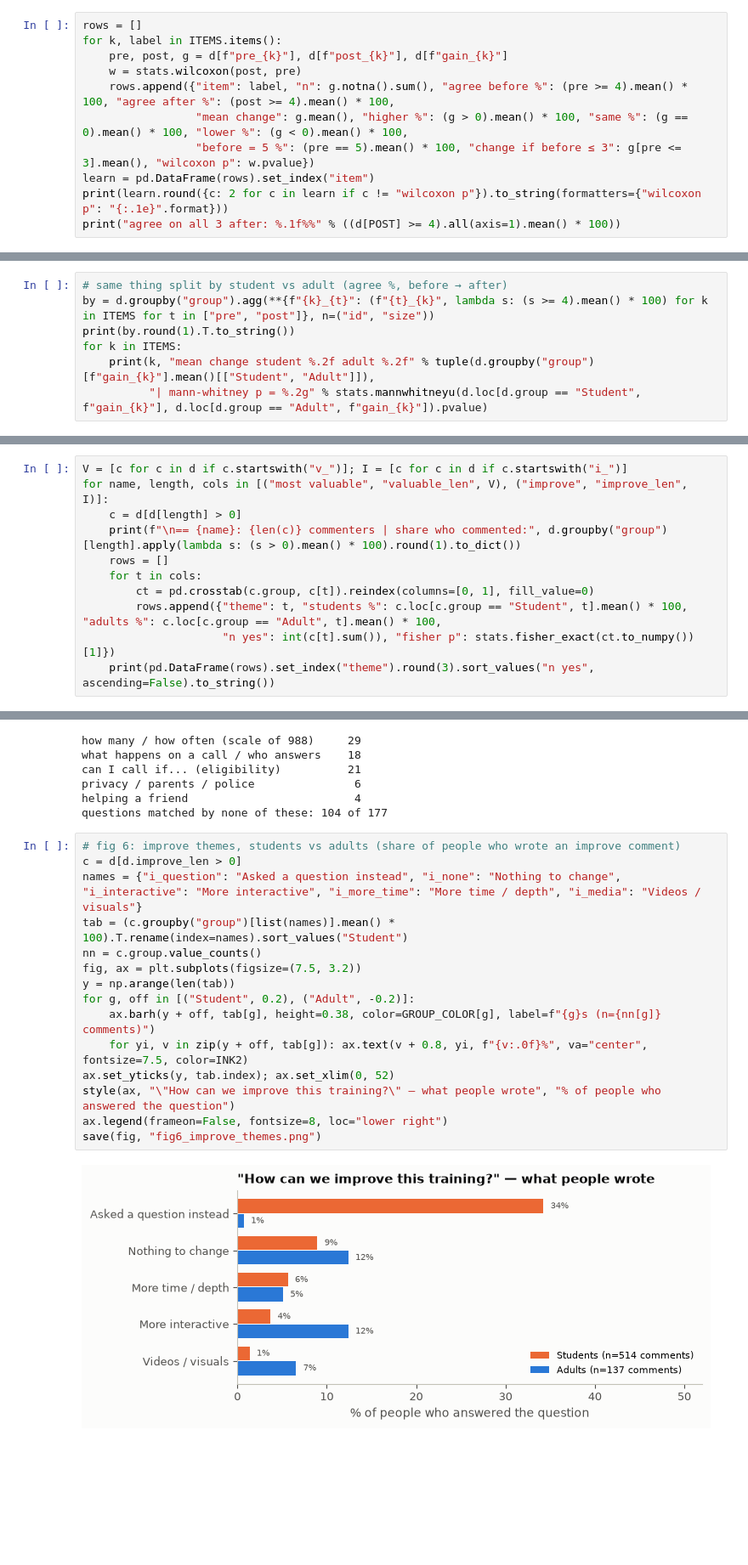
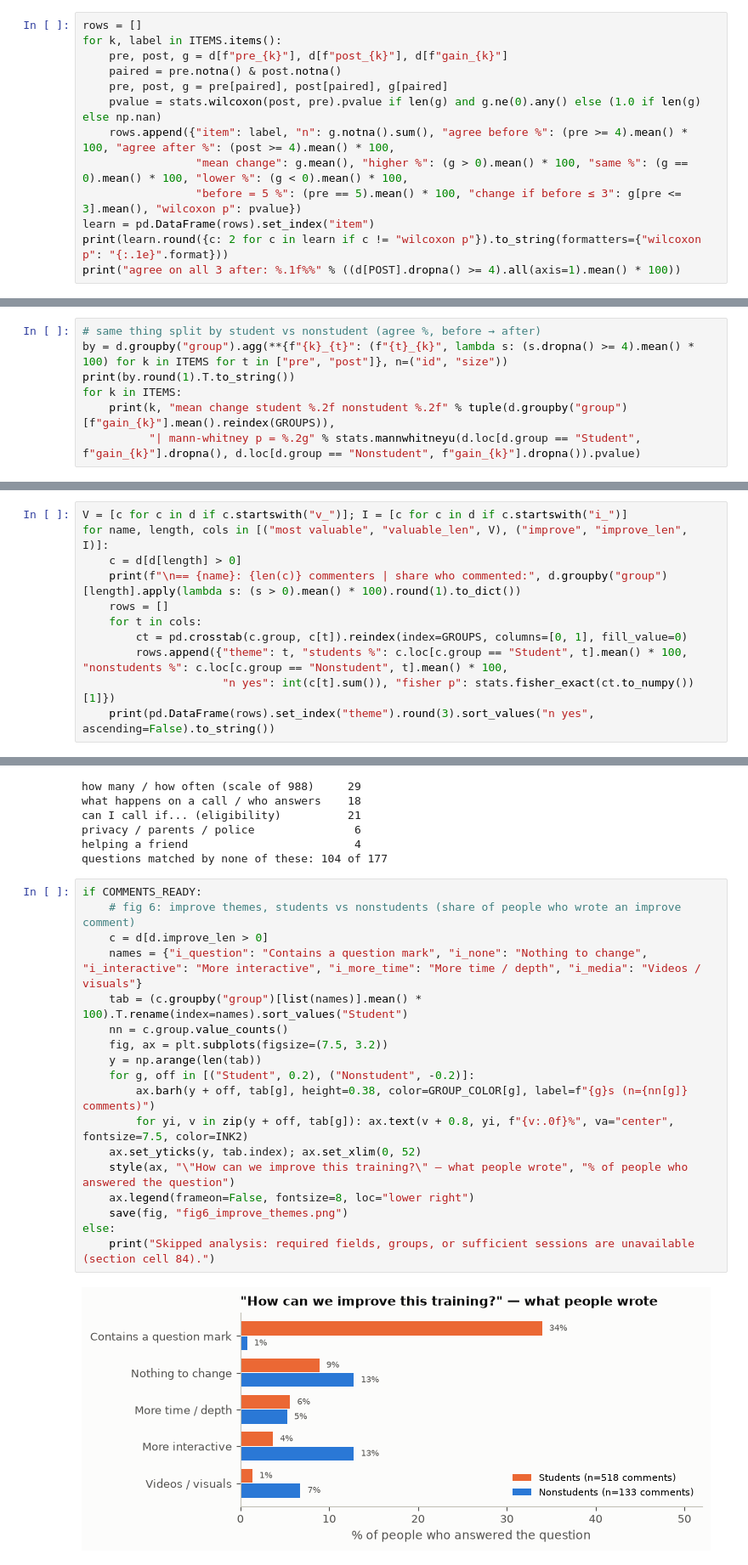
Before and after one commit to nicnguyenn93-eng/EveryMind-BuildFest, a Jupyter notebook: everymind_cleaning/cleaning_pipeline.ipynb, the cells around one changed output, grey strips where cells are left out. Shown at 85% size. Drawn from its saved outputs; the diff is of its cells as text; blank space fills up the shorter version.

```diff
--- a/everymind_cleaning/cleaning_pipeline.ipynb
+++ b/everymind_cleaning/cleaning_pipeline.ipynb
@@ -986,13 +1012,15 @@ also look at *who could even improve*: anyone who rated "before" = 5 is at the c
 rows = []
 for k, label in ITEMS.items():
     pre, post, g = d[f"pre_{k}"], d[f"post_{k}"], d[f"gain_{k}"]
-    w = stats.wilcoxon(post, pre)
+    paired = pre.notna() & post.notna()
+    pre, post, g = pre[paired], post[paired], g[paired]
+    pvalue = stats.wilcoxon(post, pre).pvalue if len(g) and g.ne(0).any() else (1.0 if len(g) else np.nan)
     rows.append({"item": label, "n": g.notna().sum(), "agree before %": (pre >= 4).mean() * 100, "agree after %": (post >= 4).mean() * 100,
                  "mean change": g.mean(), "higher %": (g > 0).mean() * 100, "same %": (g == 0).mean() * 100, "lower %": (g < 0).mean() * 100,
-                 "before = 5 %": (pre == 5).mean() * 100, "change if before ≤ 3": g[pre <= 3].mean(), "wilcoxon p": w.pvalue})
+                 "before = 5 %": (pre == 5).mean() * 100, "change if before ≤ 3": g[pre <= 3].mean(), "wilcoxon p": pvalue})
 learn = pd.DataFrame(rows).set_index("item")
 print(learn.round({c: 2 for c in learn if c != "wilcoxon p"}).to_string(formatters={"wilcoxon p": "{:.1e}".format}))
-print("agree on all 3 after: %.1f%%" % ((d[POST] >= 4).all(axis=1).mean() * 100))
+print("agree on all 3 after: %.1f%%" % ((d[POST].dropna() >= 4).all(axis=1).mean() * 100))
 # %% [output]
                          n  agree before %  agree after %  mean change  higher %  same %  lower %  before = 5 %  change if before ≤ 3 wilcoxon p
 item
@@ -1001,10 +1029,10 @@ Describe 988          1299           46.50          90.45         1.11     66.28
 Know when to use 988  1299           55.66          92.30         1.01     58.43   37.57     4.00         21.63                  1.97   1.5e-109
 agree on all 3 after: 84.5%
 # %%
-# same thing split by student vs adult (agree %, before → after)
-by = d.groupby("group").agg(**{f"{k}_{t}": (f"{t}_{k}", lambda s: (s >= 4).mean() * 100) for k in ITEMS for t in ["pre", "post"]}, n=("id", "size"))
+# same thing split by student vs nonstudent (agree %, before → after)
+by = d.groupby("group").agg(**{f"{k}_{t}": (f"{t}_{k}", lambda s: (s.dropna() >= 4).mean() * 100) for k in ITEMS for t in ["pre", "post"]}, n=("id", "size"))
 print(by.round(1).T.to_string())
 for k in ITEMS:
-    print(k, "mean change student %.2f adult %.2f" % tuple(d.groupby("group")[f"gain_{k}"].mean()[["Student", "Adult"]]),
-          "| mann-whitney p = %.2g" % stats.mannwhitneyu(d.loc[d.group == "Student", f"gain_{k}"], d.loc[d.group == "Adult", f"gain_{k}"]).pvalue)
+    print(k, "mean change student %.2f nonstudent %.2f" % tuple(d.groupby("group")[f"gain_{k}"].mean().reindex(GROUPS)),
+          "| mann-whitney p = %.2g" % stats.mannwhitneyu(d.loc[d.group == "Student", f"gain_{k}"].dropna(), d.loc[d.group == "Nonstudent", f"gain_{k}"].dropna()).pvalue)
 # %% [output]
@@ -1269,8 +1310,8 @@ for name, length, cols in [("most valuable", "valuable_len", V), ("improve", "im
     print(f"\n== {name}: {len(c)} commenters | share who commented:", d.groupby("group")[length].apply(lambda s: (s > 0).mean() * 100).round(1).to_dict())
     rows = []
     for t in cols:
-        ct = pd.crosstab(c.group, c[t]).reindex(columns=[0, 1], fill_value=0)
-        rows.append({"theme": t, "students %": c.loc[c.group == "Student", t].mean() * 100, "adults %": c.loc[c.group == "Adult", t].mean() * 100,
+        ct = pd.crosstab(c.group, c[t]).reindex(index=GROUPS, columns=[0, 1], fill_value=0)
+        rows.append({"theme": t, "students %": c.loc[c.group == "Student", t].mean() * 100, "nonstudents %": c.loc[c.group == "Nonstudent", t].mean() * 100,
                      "n yes": int(c[t].sum()), "fisher p": stats.fisher_exact(ct.to_numpy())[1]})
     print(pd.DataFrame(rows).set_index("theme").round(3).sort_values("n yes", ascending=False).to_string())
 # %% [output]
@@ -1325,20 +1366,23 @@ privacy / parents / police               6
 helping a friend                         4
 questions matched by none of these: 104 of 177
 # %%
-# fig 6: improve themes, students vs adults (share of people who wrote an improve comment)
-c = d[d.improve_len > 0]
-names = {"i_question": "Asked a question instead", "i_none": "Nothing to change", "i_interactive": "More interactive", "i_more_time": "More time / depth", "i_media": "Videos / visuals"}
-tab = (c.groupby("group")[list(names)].mean() * 100).T.rename(index=names).sort_values("Student")
-nn = c.group.value_counts()
-fig, ax = plt.subplots(figsize=(7.5, 3.2))
-y = np.arange(len(tab))
-for g, off in [("Student", 0.2), ("Adult", -0.2)]:
-    ax.barh(y + off, tab[g], height=0.38, color=GROUP_COLOR[g], label=f"{g}s (n={nn[g]} comments)")
-    for yi, v in zip(y + off, tab[g]): ax.text(v + 0.8, yi, f"{v:.0f}%", va="center", fontsize=7.5, color=INK2)
-ax.set_yticks(y, tab.index); ax.set_xlim(0, 52)
-style(ax, "\"How can we improve this training?\" — what people wrote", "% of people who answered the question")
-ax.legend(frameon=False, fontsize=8, loc="lower right")
-save(fig, "fig6_improve_themes.png")
+if COMMENTS_READY:
+    # fig 6: improve themes, students vs nonstudents (share of people who wrote an improve comment)
+    c = d[d.improve_len > 0]
+    names = {"i_question": "Contains a question mark", "i_none": "Nothing to change", "i_interactive": "More interactive", "i_more_time": "More time / depth", "i_media": "Videos / visuals"}
+    tab = (c.groupby("group")[list(names)].mean() * 100).T.rename(index=names).sort_values("Student")
+    nn = c.group.value_counts()
+    fig, ax = plt.subplots(figsize=(7.5, 3.2))
+    y = np.arange(len(tab))
+    for g, off in [("Student", 0.2), ("Nonstudent", -0.2)]:
+        ax.barh(y + off, tab[g], height=0.38, color=GROUP_COLOR[g], label=f"{g}s (n={nn[g]} comments)")
+        for yi, v in zip(y + off, tab[g]): ax.text(v + 0.8, yi, f"{v:.0f}%", va="center", fontsize=7.5, color=INK2)
+    ax.set_yticks(y, tab.index); ax.set_xlim(0, 52)
+    style(ax, "\"How can we improve this training?\" — what people wrote", "% of people who answered the question")
+    ax.legend(frameon=False, fontsize=8, loc="lower right")
+    save(fig, "fig6_improve_themes.png")
+else:
+    print("Skipped analysis: required fields, groups, or sufficient sessions are unavailable (section cell 84).")
 # %% [output]
-[figure, old version]
+[figure, new version]
 # %% [markdown]
```
Also changed, not shown: parts of 70 cells of this notebook, 7 other files.
